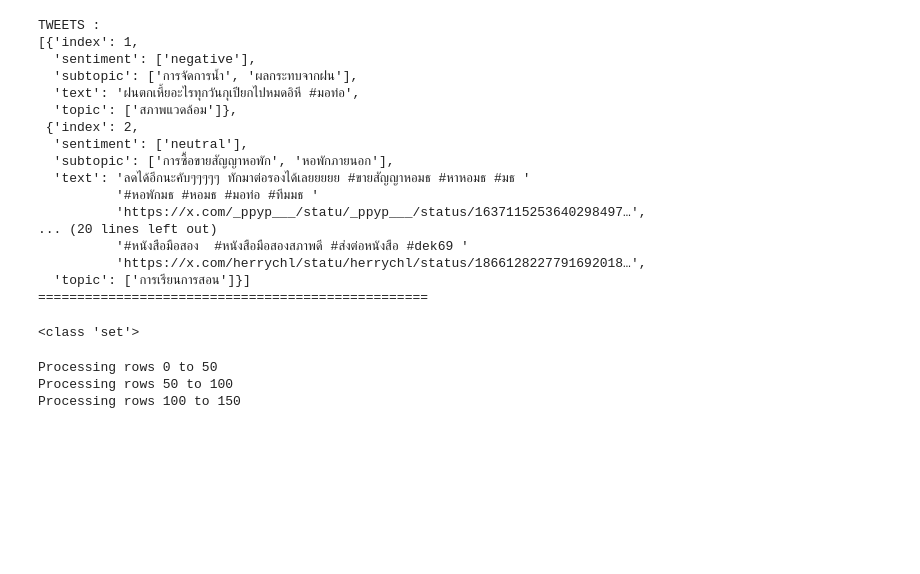
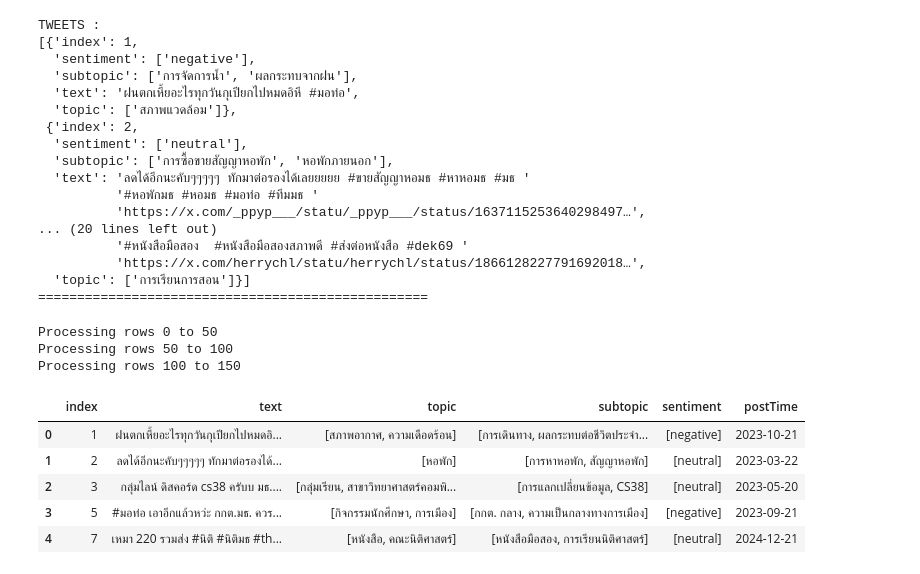
Before and after one commit to KartoPalapon/dsi321_2025, a Jupyter notebook: notebook.ipynb, the cells around one changed output. Cells and saved outputs as stored; diff of their text form; code cells hidden in the pictures; blank space fills up the shorter version.

```diff
--- a/notebook.ipynb
+++ b/notebook.ipynb
@@ -268,10 +263,6 @@ TWEETS :
           'https://x.com/herrychl/statu/herrychl/status/1866128227791692018…',
   'topic': ['การเรียนการสอน']}]
 ==================================================
-# %%
-print(type(topic))
-# %% [output]
-<class 'set'>
 # %%
 step = 50
 prev_stop = 0
@@ -302,20 +293,19 @@ Processing rows 100 to 150
 # %%
 today = pd.Timestamp.now().strftime("%Y-%m-%d")
 
-faqs = [faq for response in all_response for faq in response['faq']  ]
-faqs_df = pd.DataFrame(faqs)
-faqs_df = faqs_df.merge(
+Tweets = [tweet for response in all_response for tweet in response['Tweets']]
+sentiment_df = pd.DataFrame(Tweets)
+sentiment_df = sentiment_df.merge(
     df[['index', 'postTime']],
     how='left',
     on='index'
 )
-faqs_df.to_csv(faq_dir / f"{today}.csv", index=False)
-
-issues = [issue for response in all_response for issue in response['issue']]
-issues_df = pd.DataFrame(issues)
-issues_df = issues_df.merge(
-    df[['index', 'postTime']],
-    how='left',
-    on='index'
-)
-issues_df.to_csv(issue_dir / f"{today}.csv", index=False)
+sentiment_df = sentiment_df.dropna(subset=["topic", "subtopic"])
+sentiment_df.head()
+# %% [output]
+|  | index | text | topic | subtopic | sentiment | postTime |
+| 0 | 1 | ฝนตกเหี้ยอะไรทุกวันกุเปียกไปหมดอิ... | [สภาพอากาศ, ความเดือดร้อน] | [การเดินทาง, ผลกระทบต่อชีวิตประจำ... | [negative] | 2023-10-21 |
+| 1 | 2 | ลดได้อีกนะคับๆๆๆๆๆ ทักมาต่อรองได้... | [หอพัก] | [การหาหอพัก, สัญญาหอพัก] | [neutral] | 2023-03-22 |
+| 2 | 3 | กลุ่มไลน์ ดิสคอร์ด cs38 ครับบ มธ.... | [กลุ่มเรียน, สาขาวิทยาศาสตร์คอมพิ... | [การแลกเปลี่ยนข้อมูล, CS38] | [neutral] | 2023-05-20 |
+| 3 | 5 | #มอท่อ เอาอีกแล้วหว่ะ กกต.มธ. ควร... | [กิจกรรมนักศึกษา, การเมือง] | [กกต. กลาง, ความเป็นกลางทางการเมือง] | [negative] | 2023-09-21 |
+| 4 | 7 | เหมา 220 รวมส่ง #นิติ #นิติมธ #th... | [หนังสือ, คณะนิติศาสตร์] | [หนังสือมือสอง, การเรียนนิติศาสตร์] | [neutral] | 2024-12-21 |
```
Also changed, not shown: parts of 14 cells of this notebook, 3 other files.
